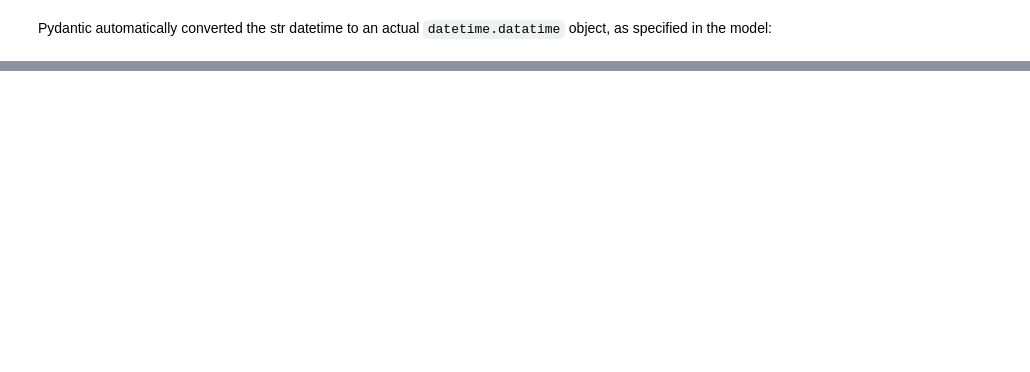
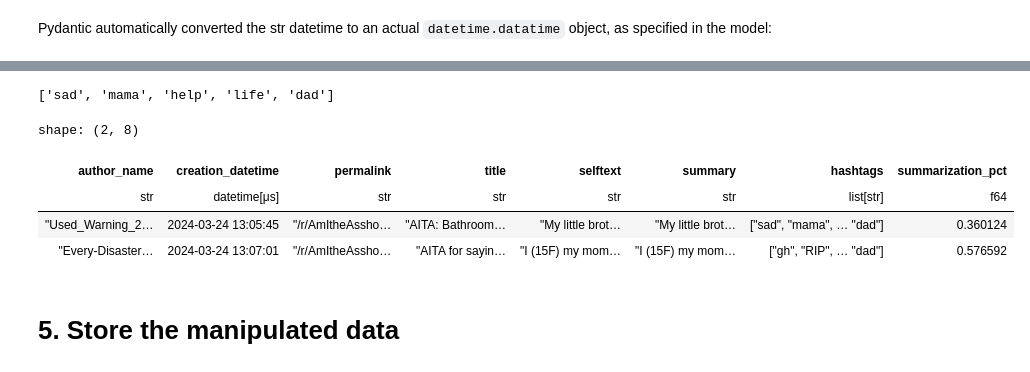
Before and after one commit to astrojuanlu/workshop-kedro-huggingface, a Jupyter notebook: Summarize Reddit posts.ipynb, the cells around one changed output, grey strips where cells are left out. Saved outputs shown, nothing was run; the diff lists cells and outputs as text; code cells hidden in the pictures; blank space fills up the shorter version.

```diff
--- a/Summarize Reddit posts.ipynb
+++ b/Summarize Reddit posts.ipynb
@@ -134,0 +238,2 @@ shape: (2, 12)
+# %%
+mask_filler = pipeline("fill-mask", model="Twitter/twhin-bert-base")
@@ -134,0 +263,40 @@ shape: (2, 12)
+# %%
+def get_hashtags(text, mask_filler_model) -> list[str]:
+    results = mask_filler_model(text.strip() + " #<mask>")
+
+    hashtags = set()
+    for ht_dict in results:
+        hashtags.add(ht_dict["token_str"])
+
+    if max(len(ht) for ht in hashtags) == 1:
+        # Discard list of ugly hashtags
+        return []
+
+    return list(hashtags)
+# %%
+def get_summary(text, summarizer_model) -> str:
+    summary = summarizer_model(text)[0]["summary_text"].strip()
+    return summary
+# %%
+get_hashtags(get_summary(df.item(0, "selftext"), summarizer_model=summarizer), mask_filler)
+# %% [output]
+['sad', 'mama', 'help', 'life', 'dad']
+# %%
+concise_df = df.with_columns(
+    pl.col("selftext").map_elements(lambda text: get_summary(text, summarizer_model=summarizer)).alias("summary"),
+).with_columns(
+    pl.col("summary").map_elements(lambda text: get_hashtags(text, mask_filler_model=mask_filler)).alias("hashtags")
+).with_columns(
+    (pl.col("summary").str.len_chars() / pl.col("selftext").str.len_chars()).alias("summarization_pct")
+).select(
+    pl.col("author_name", "creation_datetime", "permalink", "title", "selftext", "summary", "hashtags", "summarization_pct")
+)
+concise_df.head()
+# %% [output]
+shape: (2, 8)
+| author_name | creation_datetime | permalink | title | selftext | summary | hashtags | summarization_pct |
+| str | datetime[μs] | str | str | str | str | list[str] | f64 |
+| "Used_Warning_2… | 2024-03-24 13:05:45 | "/r/AmItheAssho… | "AITA: Bathroom… | "My little brot… | "My little brot… | ["sad", "mama", … "dad"] | 0.360124 |
+| "Every-Disaster… | 2024-03-24 13:07:01 | "/r/AmItheAssho… | "AITA for sayin… | "I (15F) my mom… | "I (15F) my mom… | ["gh", "RIP", … "dad"] | 0.576592 |
+# %% [markdown]
+# 5. Store the manipulated data
```
Also changed, not shown: parts of 29 cells of this notebook.
